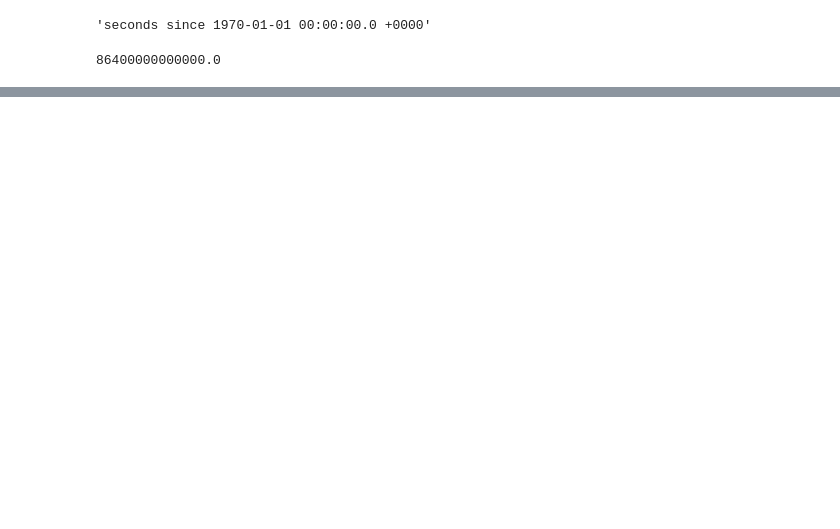
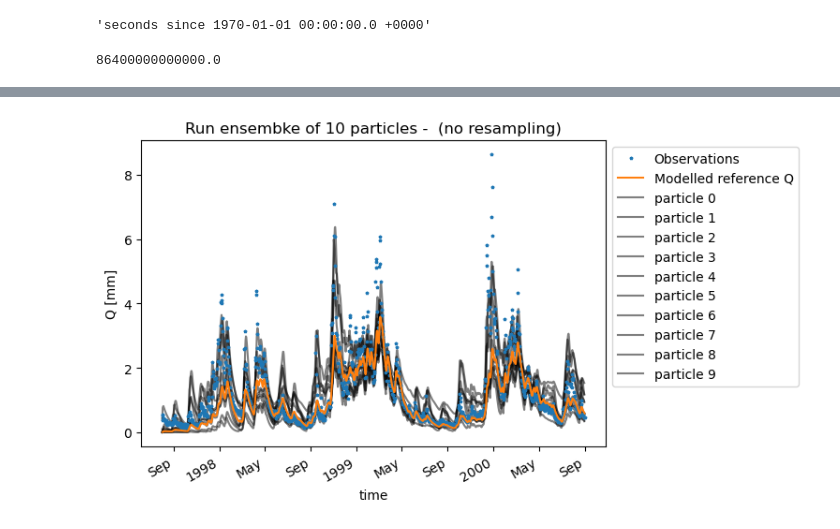
Before and after one commit to Daafip/Msc-Thesis-Notebooks, a Jupyter notebook: 2. Run first DA HBV.ipynb, the cells around one changed output, grey strips where cells are left out. Cells and saved outputs as stored; diff of their text form; code cells hidden in the pictures; blank space fills up the shorter version.

```diff
--- a/2. Run first DA HBV.ipynb
+++ b/2. Run first DA HBV.ipynb
@@ -172,0 +204,13 @@ ax.set_title(f"Run of {n_particles} particles compared ot observations - No resa
+# %%
+n_particles = 10
+# %%
+# create list of ensemble members
+ensemble = setup_ensemble(n_particles)
+ref_model = ensemble[0]
+# %%
+# set up arrays
+n_storage_terms = len(stor_names)
+n_param_terms = len(param_names)
+Q_m_arr = np.zeros((n_particles, n_timesteps))
+storage_terms_arr = np.zeros((n_particles, n_timesteps, n_storage_terms))
+parameter_terms_arr = np.zeros((n_particles, n_timesteps, n_param_terms))
@@ -172,0 +265,13 @@ ax.set_title(f"Run of {n_particles} particles compared ot observations - No resa
+# %%
+df_ensemble = pd.DataFrame(data=Q_m_arr[:,:len(time)].T,index=time,columns=[f'particle {n}' for n in range(n_particles)])
+# %%
+# df_ensemble.plot()
+fig, ax = plt.subplots(1,1)
+ds["Q"].plot(ax=ax,lw=0,marker="*",ms=2.5,zorder=0,label="Observations")
+ax.plot(df.index, Q_m_in_ref[1:],label="Modelled reference Q");
+df_ensemble.plot(ax=ax,color="k",alpha=0.5,zorder=-1)
+ax.legend(bbox_to_anchor=(1,1))
+ax.set_ylabel("Q [mm]")
+ax.set_title(f"Run ensembke of {n_particles} particles -  (no resampling)");
+# %% [output]
+[figure, added]
```
Also changed, not shown: parts of 18 cells of this notebook, 2 other files.
